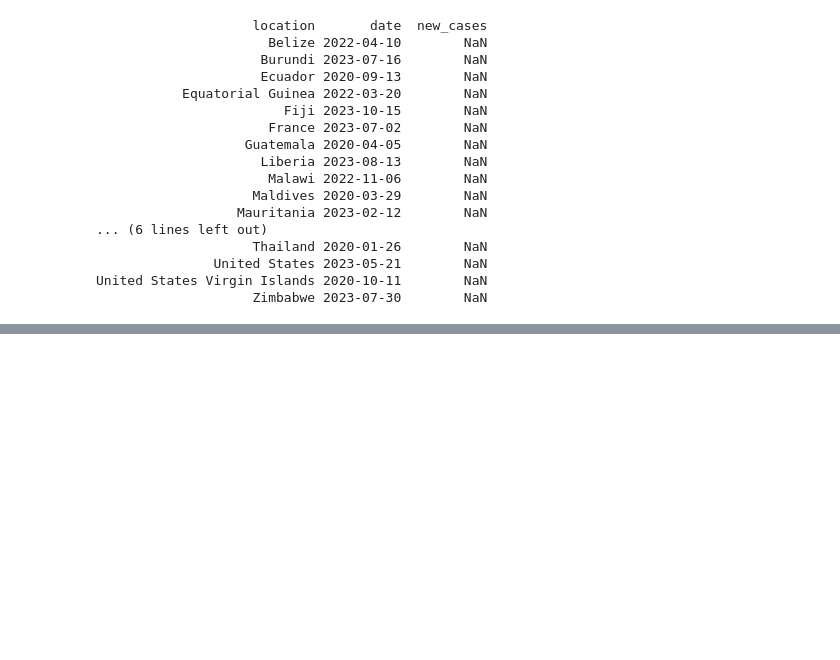
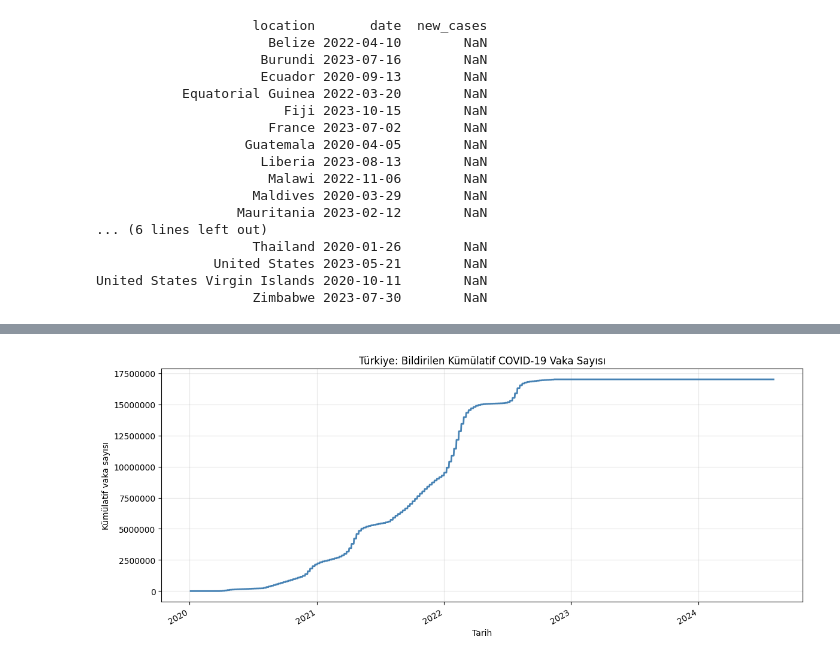
Before and after one commit to nazlican-engineer/CoronaVirusProject, a Jupyter notebook: covid_analysis.ipynb, the cells around one changed output, grey strips where cells are left out. Cells and saved outputs as stored; diff of their text form; code cells hidden in the pictures; blank space fills up the shorter version.

```diff
--- a/covid_analysis.ipynb
+++ b/covid_analysis.ipynb
@@ -1304,0 +1448,9 @@ weekly_cases['haftalik_degisim_yuzde'] = (
+# %%
+#türkiye çapında total cases incelenmesi
+turkey_total_cases = df_countries.loc[
+    df_countries['location'] == 'Turkey',
+    ['date', 'total_cases']
+].sort_values('date').copy()
+
+print(turkey_total_cases.head())
+print(turkey_total_cases.tail())
@@ -1304,0 +1470,22 @@ weekly_cases['haftalik_degisim_yuzde'] = (
+# %%
+fig, ax = plt.subplots(figsize=(12, 5))
+
+ax.plot(
+    turkey_total_cases['date'],
+    turkey_total_cases['total_cases'],
+    color='steelblue',
+    linewidth=2
+)
+
+ax.set_title('Türkiye: Bildirilen Kümülatif COVID-19 Vaka Sayısı')
+ax.set_xlabel('Tarih')
+ax.set_ylabel('Kümülatif vaka sayısı')
+
+ax.ticklabel_format(axis='y', style='plain')
+ax.grid(alpha=0.3)
+
+fig.autofmt_xdate()
+plt.tight_layout()
+plt.show()
+# %% [output]
+[figure, added]
```
Also changed, not shown: parts of 10 cells of this notebook.
